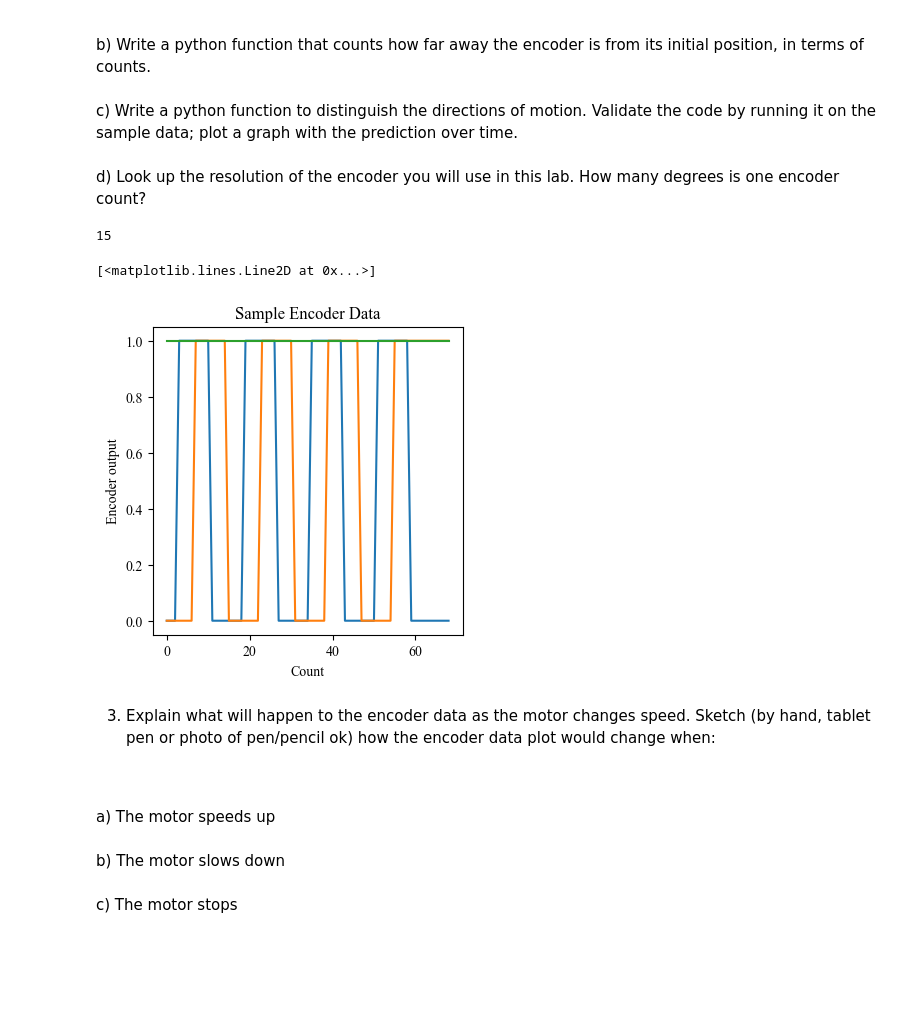
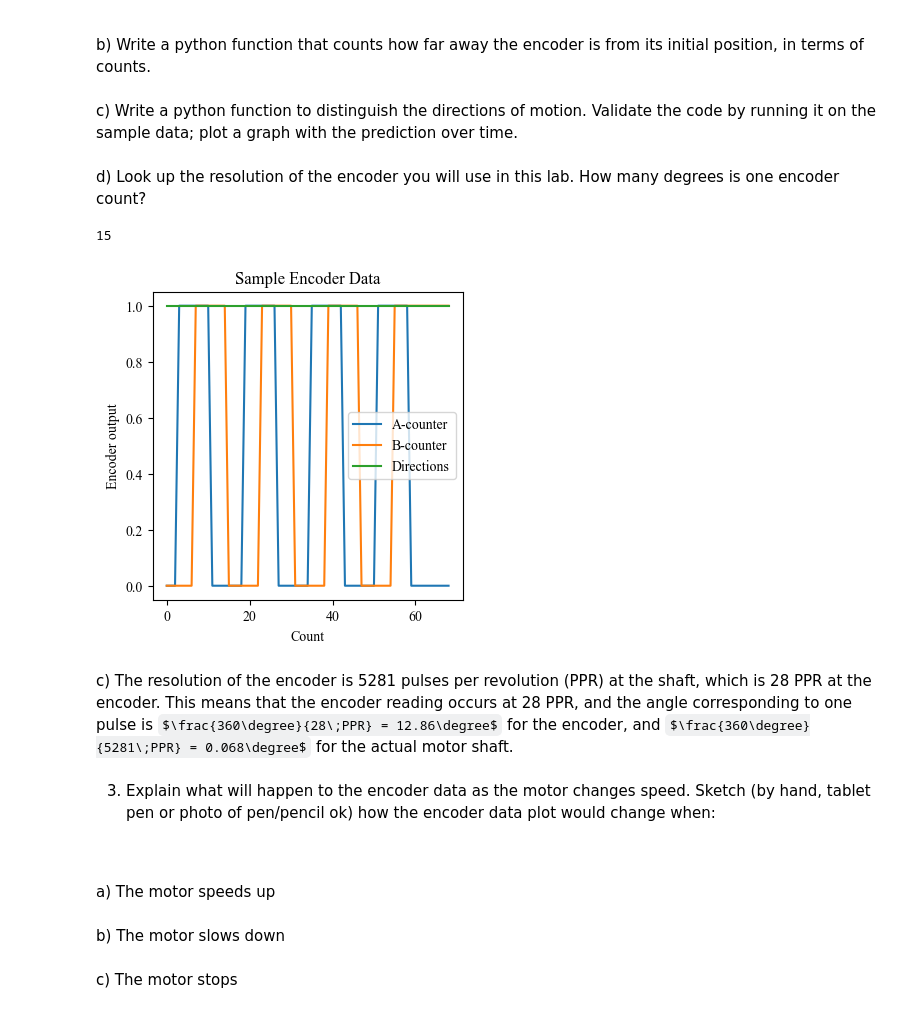
Before and after one commit to mon05mon05/MECH-383-Labs, a Jupyter notebook: Lab 3/Lab 3 Report.ipynb, the cells around one changed output. Cells and saved outputs as stored; diff of their text form; code cells hidden in the pictures; some formulas as TeX source; blank space fills up the shorter version.

```diff
--- a/Lab 3/Lab 3 Report.ipynb
+++ b/Lab 3/Lab 3 Report.ipynb
@@ -80,8 +80,8 @@ ax1.set(
     ylabel = "Encoder output"
 )
 
-ax1.plot(xs, ys1)
-ax1.plot(xs, ys2)
+ax1.plot(xs, ys1,label="A-counter")
+ax1.plot(xs, ys2,label="B-counter")
 plt.show
 
 
@@ -98,39 +98,40 @@ def position_counter(datas:np.array):
 
     return count
 
-print(position_counter(data))
-
+print(position_counter(datas))
 
 # c) Distinguishing direction
 
 def get_directions(datas:np.array):
     ys1 = datas[0]
     ys2 = datas[1]
     # Let 1 be CCW and 0 be CW
     directions = []
     for i in range(len(ys1)):
         direction = 1
         try:
             if ys1[i]>ys1[i-1]:
                 if ys2[i] == 0:
                     direction = 1
                 else:
                     direction = 0
             elif ys1[i]<ys1[i-1]:
                 if ys2[i] == 0:
                     direction = 0
                 else:
                     direction = 1
         except IndexError:
             direction=1
         directions.append(direction)
     return directions
 
-ax1.plot(xs, get_directions(datas))
+ax1.plot(xs, get_directions(datas),label="Directions")
+legend = ax1.legend()
 # %% [output]
 15
-[<matplotlib.lines.Line2D at 0x...>]
-[figure, old version]
+[figure, new version]
+# %% [markdown]
+c) The resolution of the encoder is 5281 pulses per revolution (PPR) at the shaft, which is 28 PPR at the encoder. This means that the encoder reading occurs at 28 PPR, and the angle corresponding to one pulse is $\frac{360\degree}{28\;PPR} = 12.86\degree$ for the encoder, and $\frac{360\degree}{5281\;PPR} = 0.068\degree$ for the actual motor shaft.
 # %% [markdown]
 
 3. Explain what will happen to the encoder data as the motor changes speed. Sketch (by hand, tablet pen or photo of pen/pencil ok) how the encoder data plot would change when:
```
Also changed, not shown: parts of 10 cells of this notebook, 1 other file.
